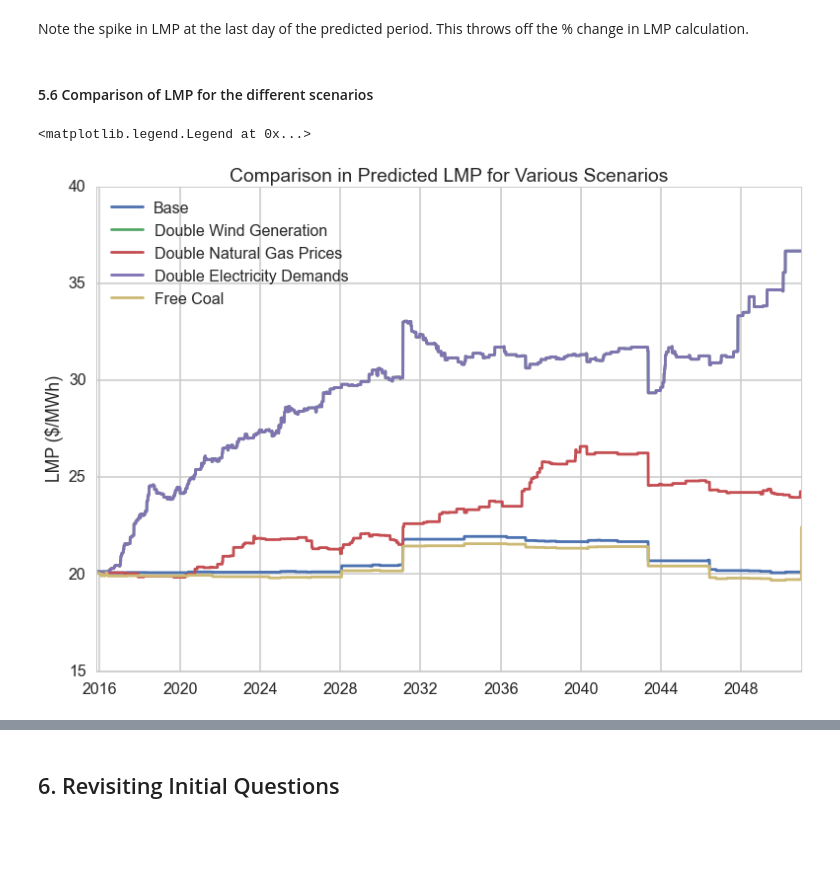
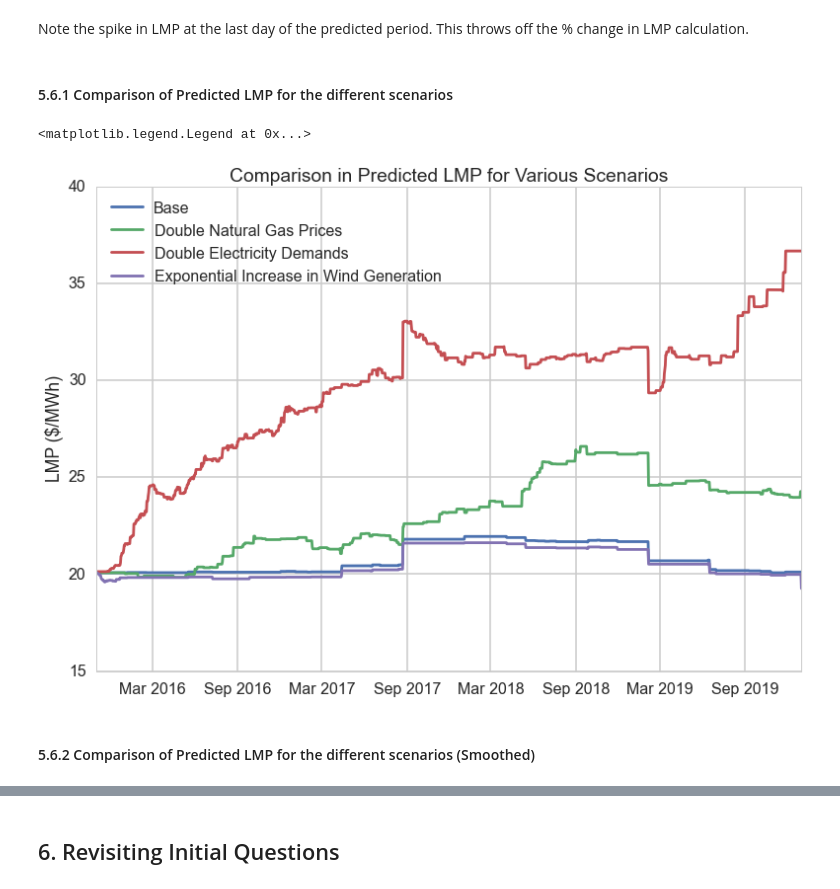
Before and after one commit to dannychua/Electricity-Price-Predictor, a Jupyter notebook: Process Book.ipynb, the cells around one changed output, grey strips where cells are left out. Cells and saved outputs as stored; diff of their text form; code cells hidden in the pictures; blank space fills up the shorter version.

Commit message:
Plotted comparison of LMP prices for the different scenarios (with Smoothing)

```diff
--- a/Process Book.ipynb
+++ b/Process Book.ipynb
@@ -884,7 +868,7 @@ def increaseModelFeature(df, increaseFeature, increasePct, increaseEndYear):
 #     increasePct = 100
 #     increaseEndYear = 2030
 
-    increaseEndDate = str(increaseEndYear) + '-12-31'
+    increaseEndDate = str(increaseEndYear) + '-01-01'
     df = df.copy()
 
     # Set final row values
@@ -932,7 +916,7 @@ def runScenario(df, lmpColName, rf, changedFeature, changePct, changeEndYear, sc
 # Scenario parameters
 changedFeature = 'Wind_PJM_(MWh)'
 changePct = 0
-changeEndYear = 2050
+changeEndYear = 2020
 df = df_clinton
 lmpColName = 'Clinton_LMP_($/MWh)'
 rf = rf_clinton
@@ -969,7 +953,7 @@ Change in LMP:  -0.83 %
 # Scenario parameters
 changedFeature = 'NatGas_Price_($/MMBtu)'
 changePct = 100
-changeEndYear = 2050
+changeEndYear = 2020
 df = df_clinton
 lmpColName = 'Clinton_LMP_($/MWh)'
 rf = rf_clinton
@@ -988,7 +972,7 @@ Change in LMP:  20.4 %
 # Scenario parameters
 changedFeature = 'Load_MISO_(MWh)'
 changePct = 100
-changeEndYear = 2050
+changeEndYear = 2020
 df = df_clinton
 lmpColName = 'Clinton_LMP_($/MWh)'
 rf = rf_clinton
@@ -1048,18 +1074,21 @@ Change in LMP:  11.27 %
 # %% [markdown]
 Note the spike in LMP at the last day of the predicted period. This throws off the % change in LMP calculation.
 # %% [markdown]
-#### 5.6 Comparison of LMP for the different scenarios
+#### 5.6.1 Comparison of Predicted LMP for the different scenarios
 # %%
 plt.plot(predLmp_base.index, predLmp_base[0])
-plt.plot(predLmp_base.index, predLmp_doubleWind[0])
+# plt.plot(predLmp_base.index, predLmp_doubleWind[0])
 plt.plot(predLmp_base.index, predLmp_doubleNg[0])
 plt.plot(predLmp_base.index, predLmp_doubleElecDemands[0])
-plt.plot(predLmp_base.index, predLmp_freeCoal[0])
+# plt.plot(predLmp_base.index, predLmp_freeCoal[0])
+plt.plot(predLmp_base.index, predLmp_expWind[0])
 
 plt.ylabel('LMP ($/MWh)')
 plt.title('Comparison in Predicted LMP for Various Scenarios')
-plt.legend(['Base', 'Double Wind Generation', 'Double Natural Gas Prices', 'Double Electricity Demands',
-           'Free Coal'], loc='upper left')
+plt.legend(['Base', 'Double Natural Gas Prices', 'Double Electricity Demands',
+            'Exponential Increase in Wind Generation'], loc='upper left')
 # %% [output]
 <matplotlib.legend.Legend at 0x...>
-[figure, old version]
+[figure, new version]
+# %% [markdown]
+#### 5.6.2 Comparison of Predicted LMP for the different scenarios (Smoothed)
```
Also changed, not shown: parts of 10 cells of this notebook.
